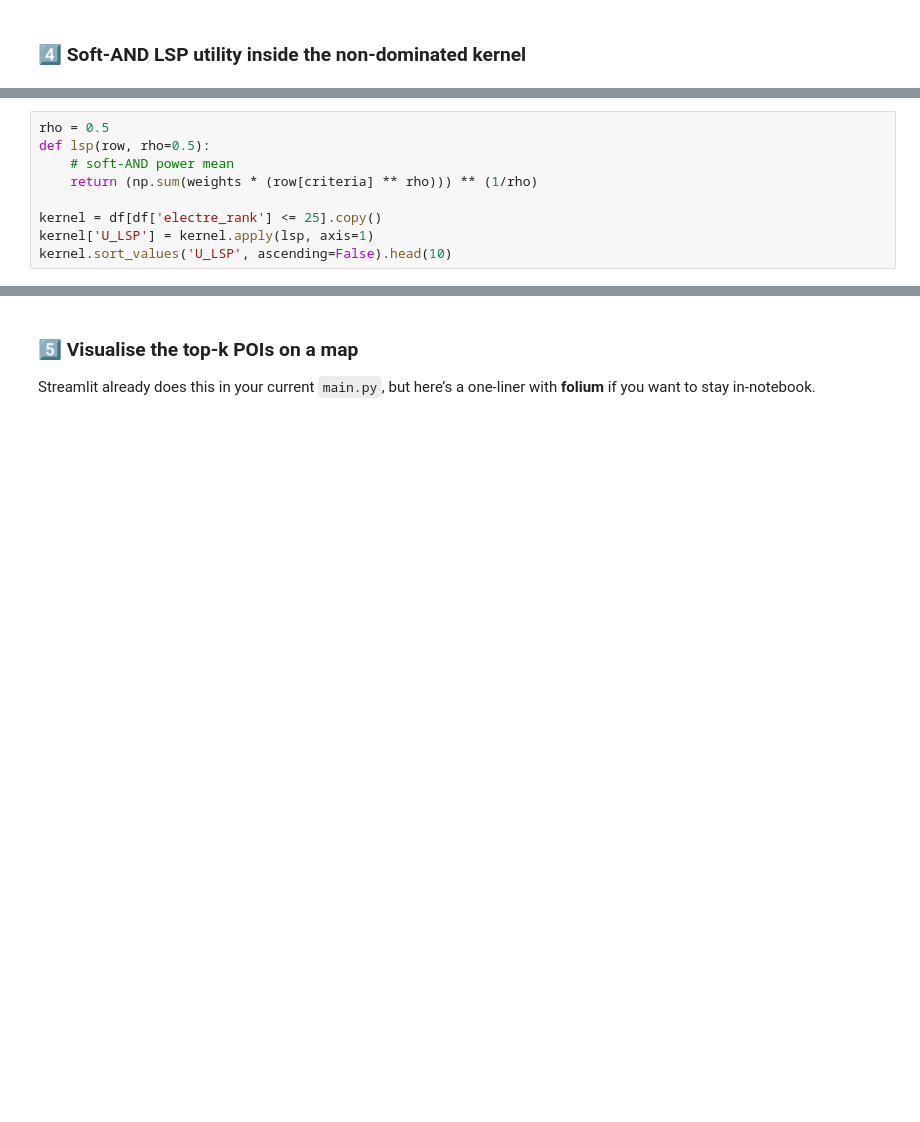
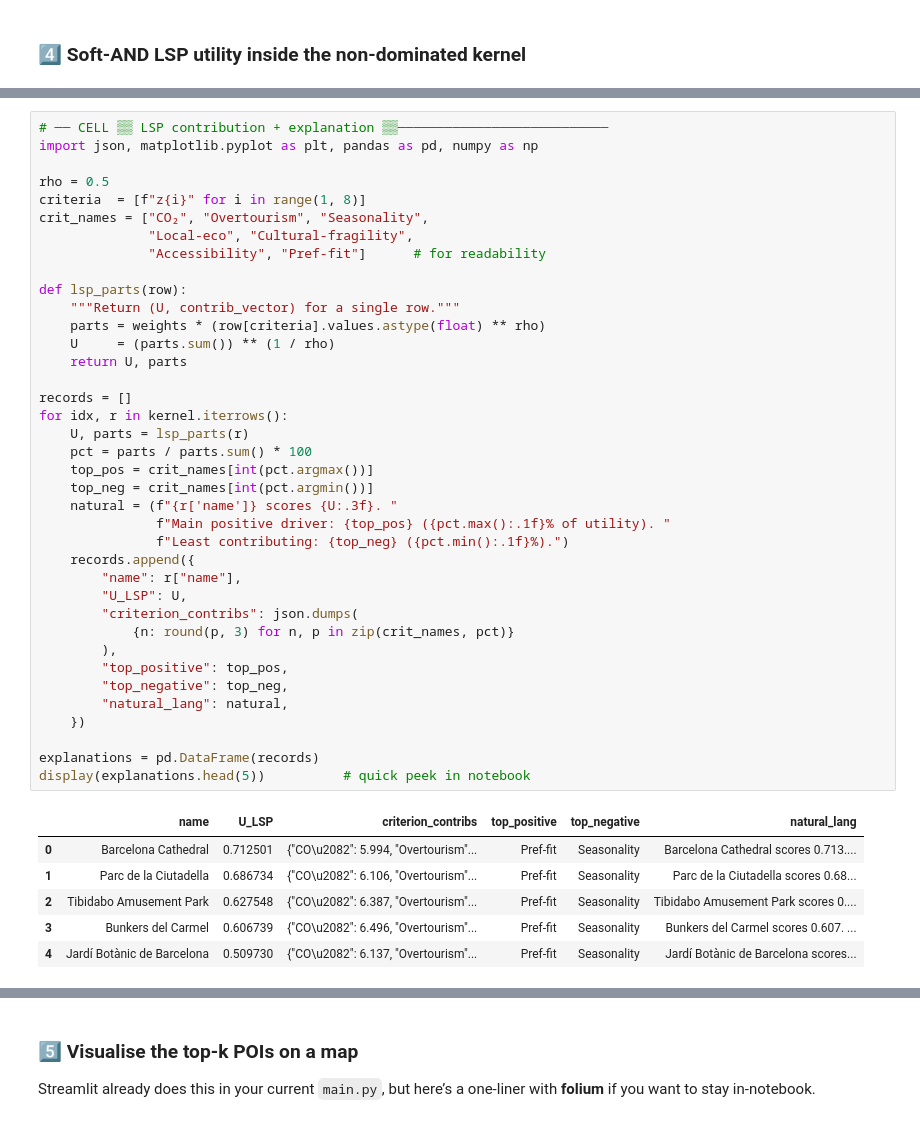
Before and after one commit to Vicara12/MAI_AIS_Tourism_demo, a Jupyter notebook: src/GreenExplorer_MCDA_demo.ipynb, the cells around one changed output, grey strips where cells are left out. Drawn from its saved outputs; the diff is of its cells as text; blank space fills up the shorter version.

Commit message:
working notebook

```diff
--- a/src/GreenExplorer_MCDA_demo.ipynb
+++ b/src/GreenExplorer_MCDA_demo.ipynb
@@ -149,9 +261,45 @@ ValueError: Length of values (144) does not match length of index (300)
 # %%
+# ── CELL ▒▒ LSP contribution + explanation ▒▒───────────────────────────
+import json, matplotlib.pyplot as plt, pandas as pd, numpy as np
+
 rho = 0.5
-def lsp(row, rho=0.5):
-    # soft‑AND power mean
-    return (np.sum(weights * (row[criteria] ** rho))) ** (1/rho)
+criteria  = [f"z{i}" for i in range(1, 8)]
+crit_names = ["CO₂", "Overtourism", "Seasonality",
+              "Local-eco", "Cultural-fragility",
+              "Accessibility", "Pref-fit"]      # for readability
 
-kernel = df[df['electre_rank'] <= 25].copy()
-kernel['U_LSP'] = kernel.apply(lsp, axis=1)
-kernel.sort_values('U_LSP', ascending=False).head(10)
+def lsp_parts(row):
+    """Return (U, contrib_vector) for a single row."""
+    parts = weights * (row[criteria].values.astype(float) ** rho)
+    U     = (parts.sum()) ** (1 / rho)
+    return U, parts
+
+records = []
+for idx, r in kernel.iterrows():
+    U, parts = lsp_parts(r)
+    pct = parts / parts.sum() * 100
+    top_pos = crit_names[int(pct.argmax())]
+    top_neg = crit_names[int(pct.argmin())]
+    natural = (f"{r['name']} scores {U:.3f}. "
+               f"Main positive driver: {top_pos} ({pct.max():.1f}% of utility). "
+               f"Least contributing: {top_neg} ({pct.min():.1f}%).")
+    records.append({
+        "name": r["name"],
+        "U_LSP": U,
+        "criterion_contribs": json.dumps(
+            {n: round(p, 3) for n, p in zip(crit_names, pct)}
+        ),
+        "top_positive": top_pos,
+        "top_negative": top_neg,
+        "natural_lang": natural,
+    })
+
+explanations = pd.DataFrame(records)
+display(explanations.head(5))          # quick peek in notebook
+# %% [output]
+|  | name | U_LSP | criterion_contribs | top_positive | top_negative | natural_lang |
+| 0 | Barcelona Cathedral | 0.712501 | {"CO\u2082": 5.994, "Overtourism"... | Pref-fit | Seasonality | Barcelona Cathedral scores 0.713.... |
+| 1 | Parc de la Ciutadella | 0.686734 | {"CO\u2082": 6.106, "Overtourism"... | Pref-fit | Seasonality | Parc de la Ciutadella scores 0.68... |
+| 2 | Tibidabo Amusement Park | 0.627548 | {"CO\u2082": 6.387, "Overtourism"... | Pref-fit | Seasonality | Tibidabo Amusement Park scores 0.... |
+| 3 | Bunkers del Carmel | 0.606739 | {"CO\u2082": 6.496, "Overtourism"... | Pref-fit | Seasonality | Bunkers del Carmel scores 0.607. ... |
+| 4 | Jardí Botànic de Barcelona | 0.509730 | {"CO\u2082": 6.137, "Overtourism"... | Pref-fit | Seasonality | Jardí Botànic de Barcelona scores... |
```
Also changed, not shown: parts of 10 cells of this notebook.
